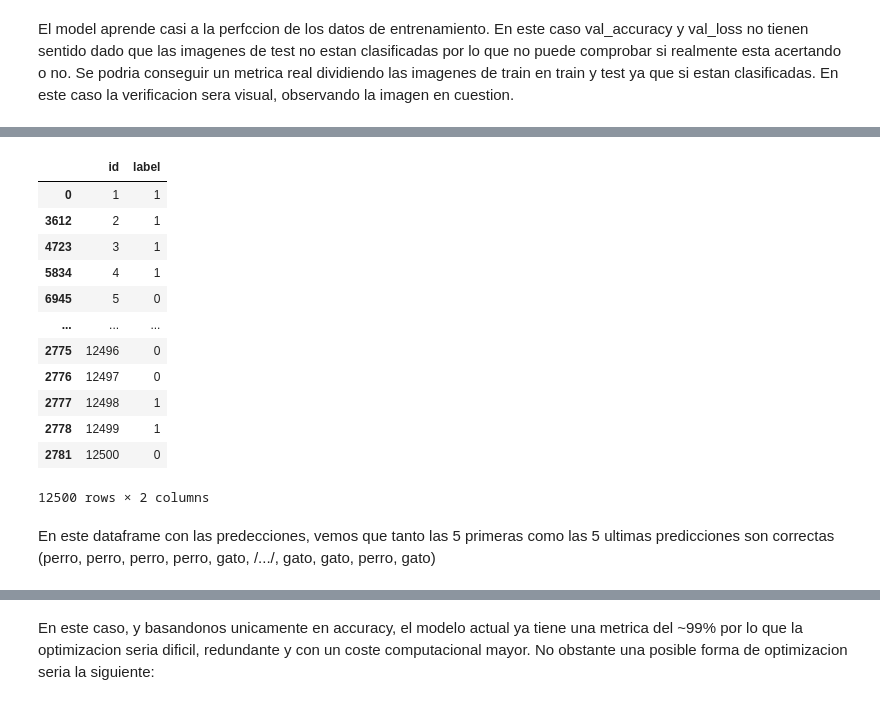
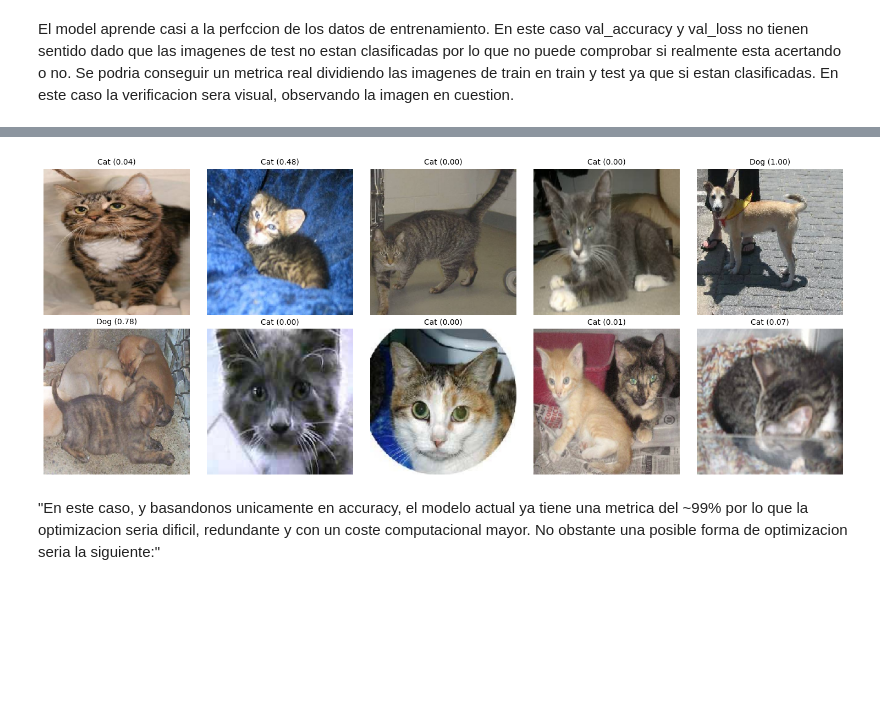
Before and after one commit to 4GeeksAcademy/Loic-Deep-Learning, a Jupyter notebook: src/explore.ipynb, the cells around one changed output, grey strips where cells are left out. Cells and saved outputs as stored; diff of their text form; code cells hidden in the pictures; blank space fills up the shorter version.

```diff
--- a/src/explore.ipynb
+++ b/src/explore.ipynb
@@ -88,8 +101,7 @@ Model: "sequential"
 history = model.fit(
     train_generator,
     epochs=10,
-    validation_data=test_generator,
-    verbose=1
+    verbose=1,
 )
 # %% [output]
 Epoch 1/10
@@ -123,28 +135,39 @@ predicted_classes = (predictions > 0.5).astype('int32')
 # %%
 filenames = test_generator.filenames
 filenames = [f.split("/")[-1] for f in filenames]
-# %%
-import pandas as pd
-
-results = pd.DataFrame({
-    "id": [int(fname.split('.')[0]) for fname in filenames],
-    "label": predicted_classes.flatten()
-})
-
-results
-# %% [output]
-|  | id | label |
-| 0 | 1 | 1 |
-| 3612 | 2 | 1 |
-| 4723 | 3 | 1 |
-| 5834 | 4 | 1 |
-| 6945 | 5 | 0 |
-| ... | ... | ... |
-| 2775 | 12496 | 0 |
-| 2776 | 12497 | 0 |
-| 2777 | 12498 | 1 |
-| 2778 | 12499 | 1 |
-| 2781 | 12500 | 0 |
-12500 rows × 2 columns
-# %% [markdown]
-En este dataframe con las predecciones, vemos que tanto las 5 primeras como las 5 ultimas predicciones son correctas (perro, perro, perro, perro, gato, /.../, gato, gato, perro, gato)
+# %%
+import random
+import matplotlib.image as mpimg
+import tensorflow as tf
+
+
+def show_random_predictions(model, generator, class_names=('Cat', 'Dog'), num_images=10):
+    total_images = len(generator.filenames)
+    if total_images == 0:
+        print("⚠ No se encontraron imágenes en el generador.")
+        return
+
+    indices = random.sample(range(total_images), num_images)
+    file_paths = [generator.filepaths[i] for i in indices]
+
+    plt.figure(figsize=(15, 6))
+
+    for i, path in enumerate(file_paths):
+        # Cargar imagen desde el generador (ya está escalada y preprocesada según las transformaciones)
+        img = tf.keras.preprocessing.image.load_img(path, target_size=generator.target_size)
+        img_array = tf.keras.preprocessing.image.img_to_array(img) / 255.0
+
+        # Realizar predicción
+        prediction = model.predict(np.expand_dims(img_array, axis=0))[0][0]
+        label = class_names[int(prediction > 0.5)]
+
+        plt.subplot(2, 5, i + 1)
+        plt.imshow(img_array)
+        plt.title(f"{label} ({prediction:.2f})", fontsize=10)
+        plt.axis("off")
+
+    plt.tight_layout()
+    plt.show()
+# %%
+show_random_predictions(model, test_generator)
+# %% [output]
@@ -151,5 +184,6 @@ En este dataframe con las predecciones, vemos que tanto las 5 primeras como las
+[figure, added]
 # %% [markdown]
-En este caso, y basandonos unicamente en accuracy, el modelo actual ya tiene una metrica del ~99% por lo que la optimizacion seria dificil, redundante y con un coste computacional mayor. No obstante una posible forma de optimizacion seria la siguiente:
+"En este caso, y basandonos unicamente en accuracy, el modelo actual ya tiene una metrica del ~99% por lo que la optimizacion seria dificil, redundante y con un coste computacional mayor. No obstante una posible forma de optimizacion seria la siguiente:"
 # %%
 from tensorflow.keras.callbacks import EarlyStopping, ModelCheckpoint
 
```
Also changed, not shown: parts of 5 cells of this notebook.
